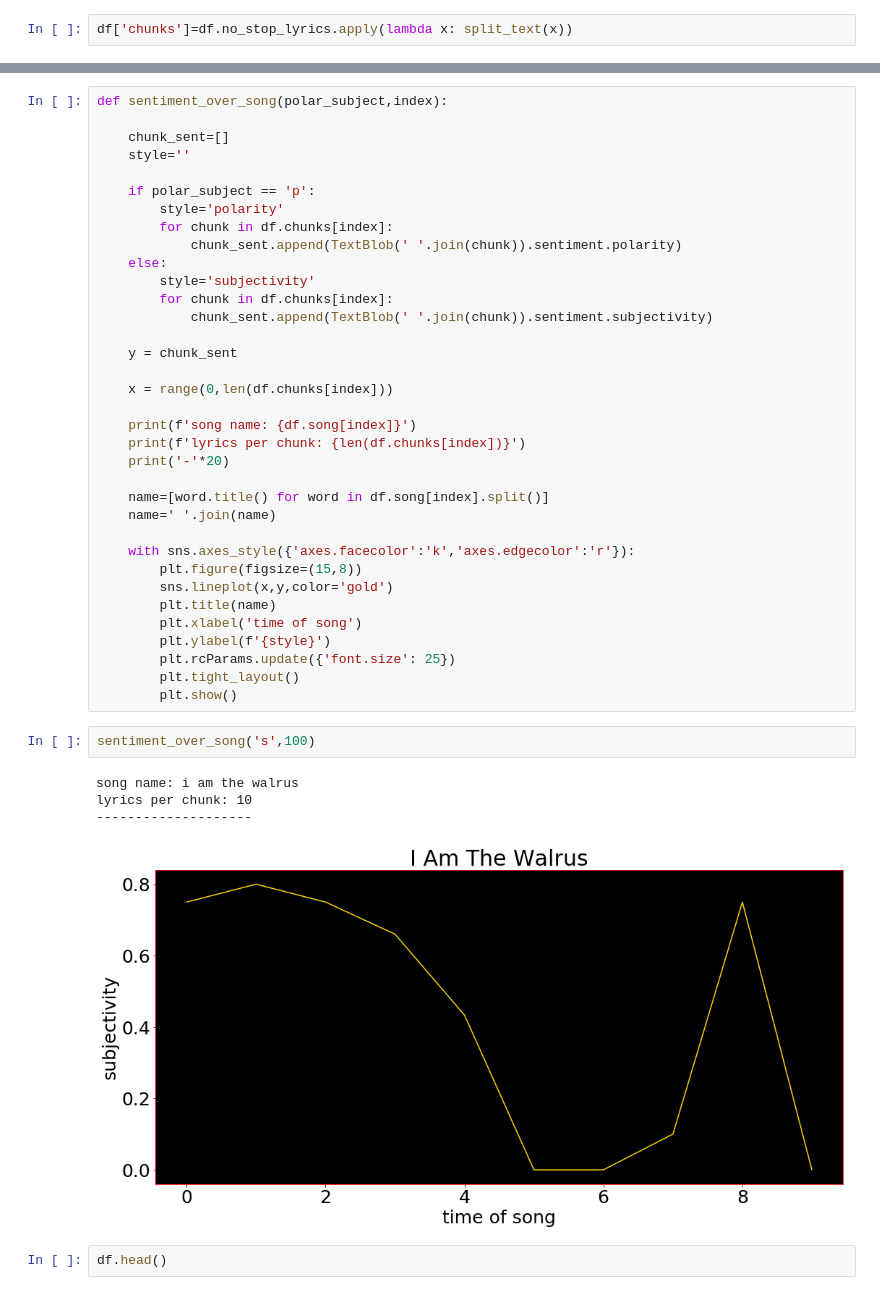
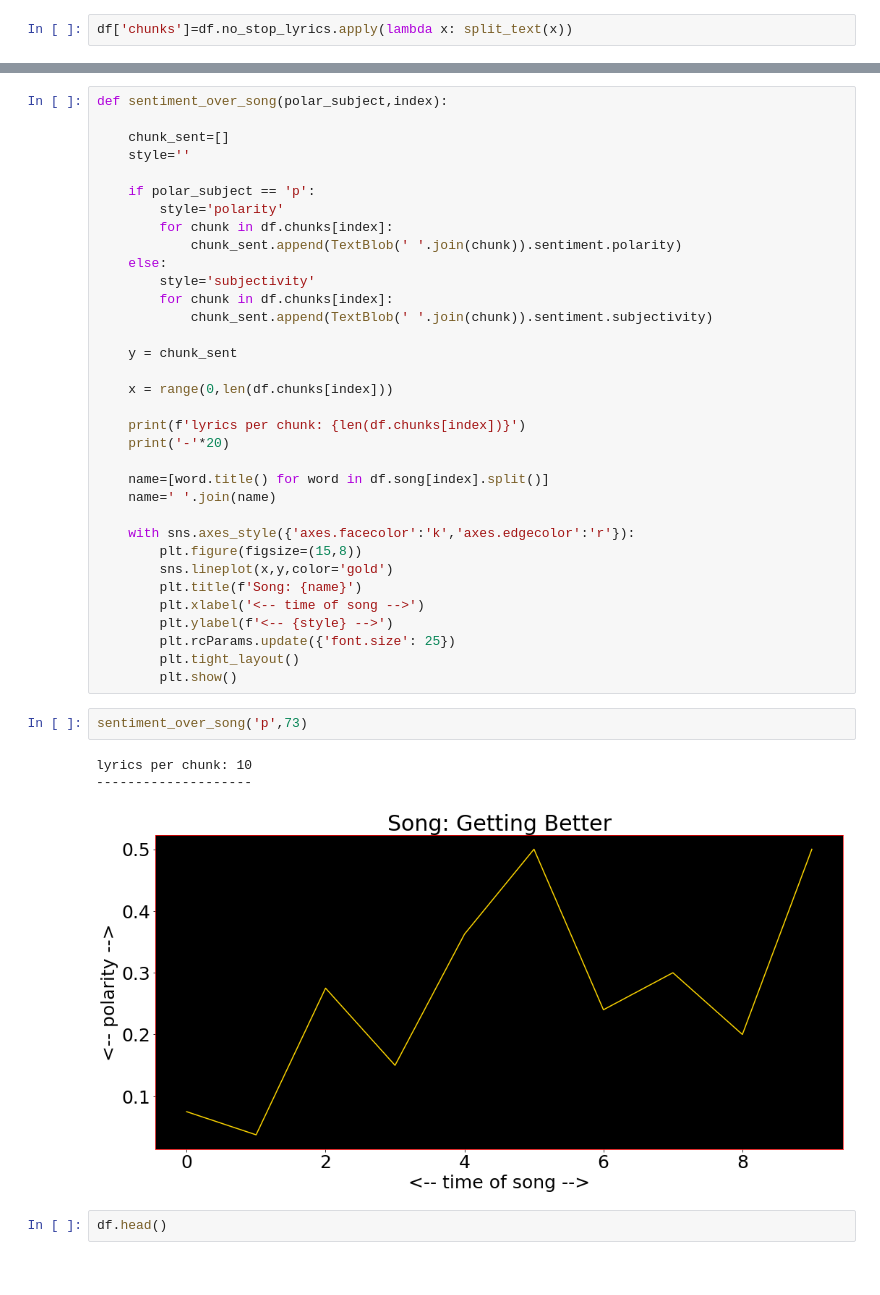
Before and after one commit to ArielJosephCohen/beatles_lyrics_topic_modeling, a Jupyter notebook: data_cleaning.ipynb, the cells around one changed output, grey strips where cells are left out. Saved outputs shown, nothing was run; the diff lists cells and outputs as text.

```diff
--- a/data_cleaning.ipynb
+++ b/data_cleaning.ipynb
@@ -525,7 +525,6 @@ def sentiment_over_song(polar_subject,index):
 
     x = range(0,len(df.chunks[index]))
 
-    print(f'song name: {df.song[index]}')
     print(f'lyrics per chunk: {len(df.chunks[index])}')
     print('-'*20)
 
@@ -535,19 +534,18 @@ def sentiment_over_song(polar_subject,index):
     with sns.axes_style({'axes.facecolor':'k','axes.edgecolor':'r'}):
         plt.figure(figsize=(15,8))
         sns.lineplot(x,y,color='gold')
-        plt.title(name)
-        plt.xlabel('time of song')
-        plt.ylabel(f'{style}')
+        plt.title(f'Song: {name}')
+        plt.xlabel('<-- time of song -->')
+        plt.ylabel(f'<-- {style} -->')
         plt.rcParams.update({'font.size': 25})
         plt.tight_layout()
         plt.show()
-# %%
-sentiment_over_song('s',100)
-# %% [output]
-song name: i am the walrus
-lyrics per chunk: 10
---------------------
-[figure, removed]
+# %%
+sentiment_over_song('p',73)
+# %% [output]
+lyrics per chunk: 10
+--------------------
+[figure, added]
 # %%
 df.head()
 # %% [output]
```
Also changed, not shown: parts of 1 cell of this notebook.
